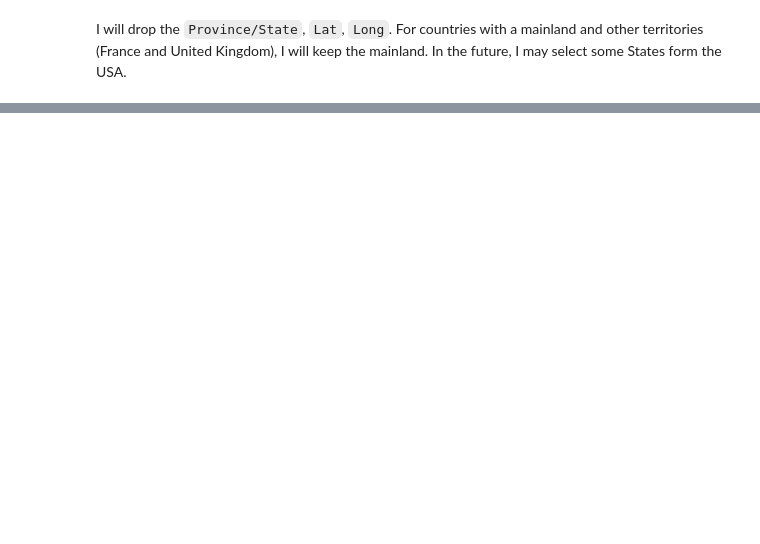
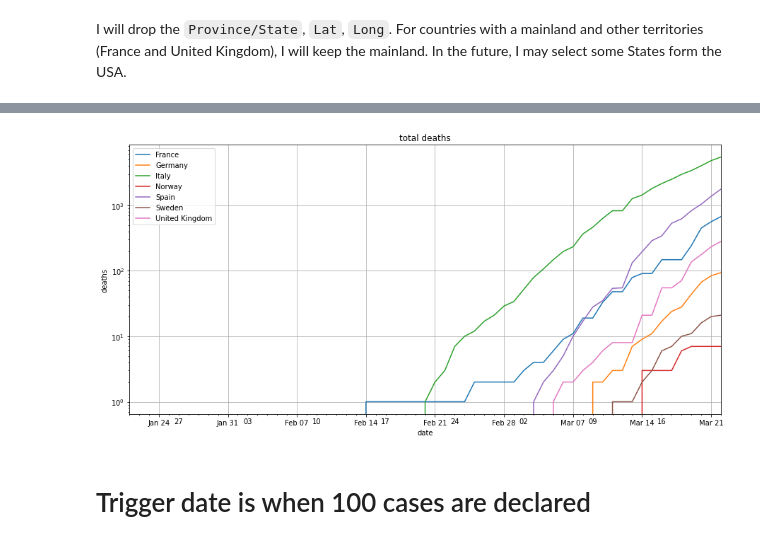
Before and after one commit to sofglide/kaggle-covid19-global-forecasting-week-1, a Jupyter notebook: notebooks/data_exploration.ipynb, the cells around one changed output, grey strips where cells are left out. Cells and saved outputs as stored; diff of their text form; code cells hidden in the pictures; blank space fills up the shorter version.

```diff
--- a/notebooks/data_exploration.ipynb
+++ b/notebooks/data_exploration.ipynb
@@ -101,0 +74,6 @@ ax.xaxis.set_major_formatter(mdates.DateFormatter('%b %d'))
+# %%
+plot_by_country(data, 'deaths', 'total deaths', logy=True)
+# %% [output]
+[figure, added]
+# %% [markdown]
+# Trigger date is when 100 cases are declared
```
Also changed, not shown: parts of 25 cells of this notebook, 3 other files.
